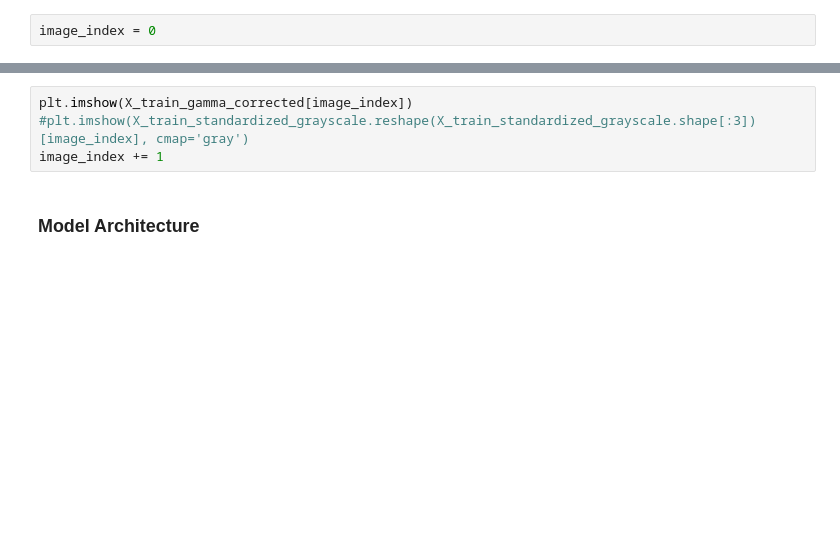
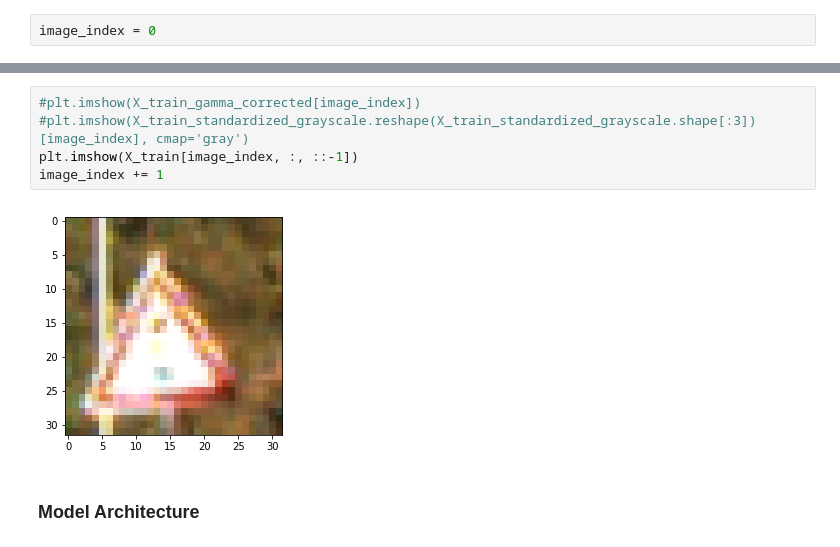
Before and after one commit to amhamor/Traffic-Sign-Classifier, a Jupyter notebook: Traffic_Sign_Classifier.ipynb, the cells around one changed output, grey strips where cells are left out. Drawn from its saved outputs; the diff is of its cells as text; blank space fills up the shorter version.

```diff
--- a/Traffic_Sign_Classifier.ipynb
+++ b/Traffic_Sign_Classifier.ipynb
@@ -214,7 +212,10 @@ plt.imshow(X_train[image_index])
 # %%
-plt.imshow(X_train_gamma_corrected[image_index])
+#plt.imshow(X_train_gamma_corrected[image_index])
 #plt.imshow(X_train_standardized_grayscale.reshape(X_train_standardized_grayscale.shape[:3])[image_index], cmap='gray')
+plt.imshow(X_train[image_index, :, ::-1])
 image_index += 1
+# %% [output]
+[figure, added]
 # %% [markdown]
 ### Model Architecture
 # %%
```
Also changed, not shown: parts of 9 cells of this notebook, 4 other files.
